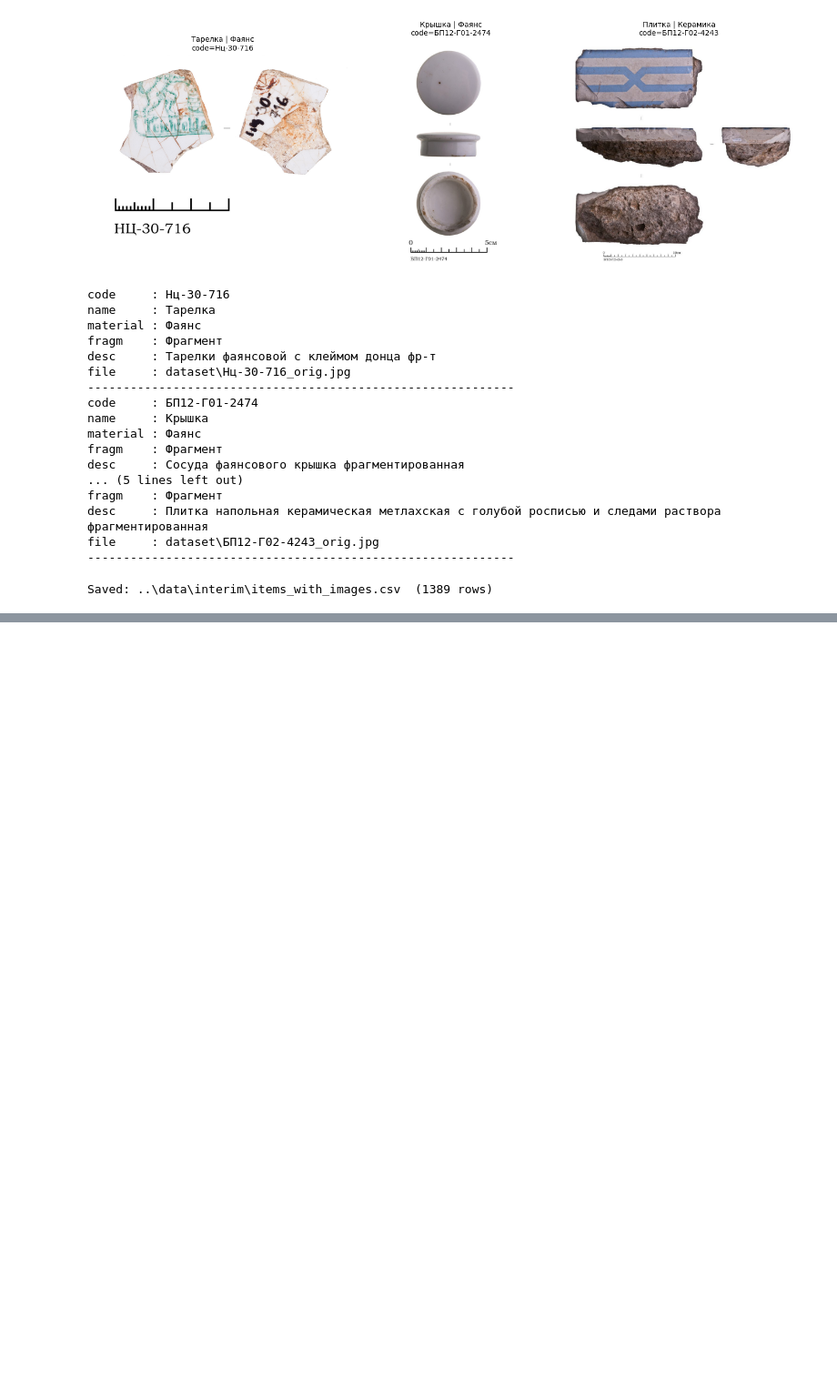
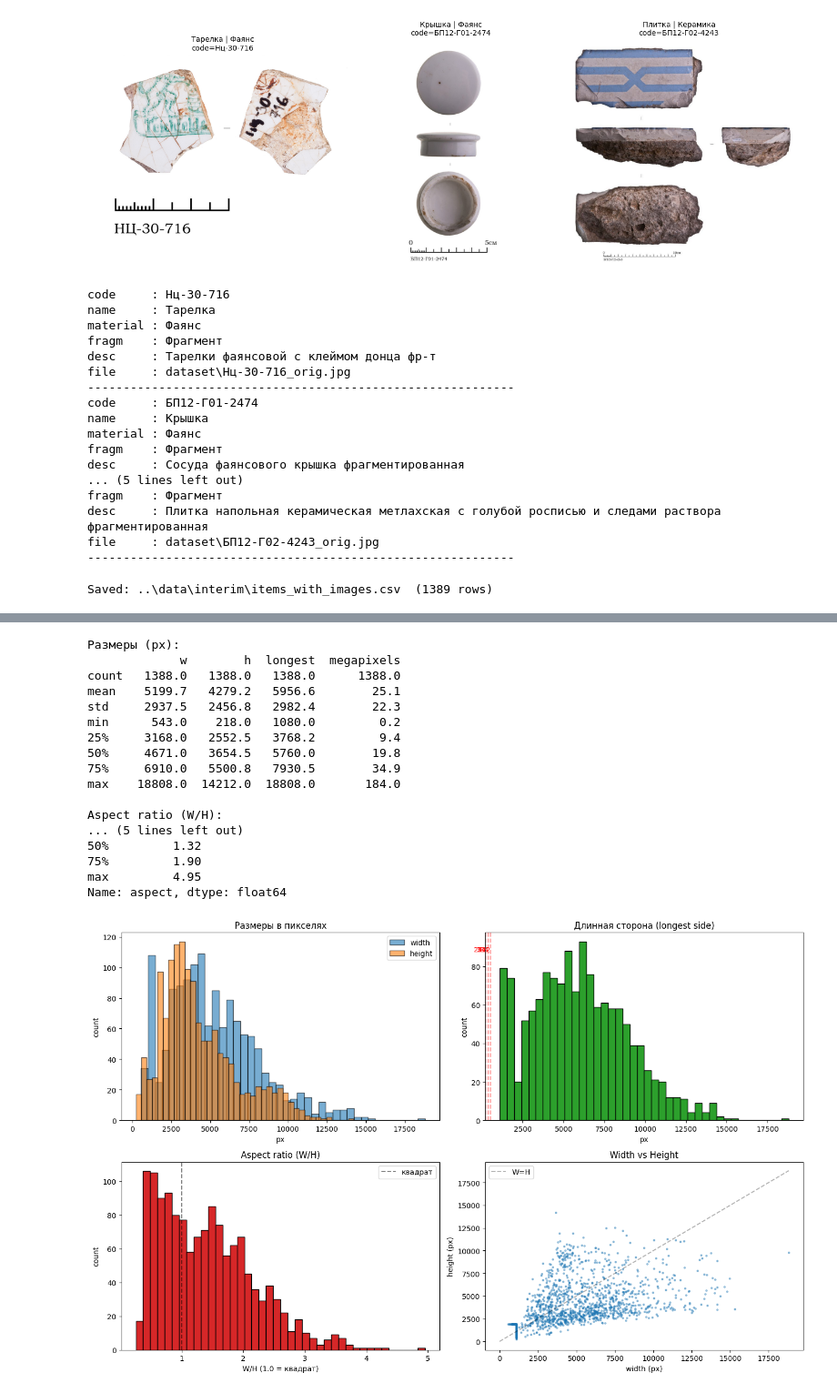
Before and after one commit to Niko07pro/creative_task, a Jupyter notebook: notebooks/01_eda.ipynb, the cells around one changed output, grey strips where cells are left out. Shown at 91% size. Saved outputs shown, nothing was run; the diff lists cells and outputs as text; code cells hidden in the pictures; blank space fills up the shorter version.

```diff
--- a/notebooks/01_eda.ipynb
+++ b/notebooks/01_eda.ipynb
@@ -153,0 +226,79 @@ Saved: ..\data\interim\items_with_images.csv  (1389 rows)
+# %%
+from tqdm.auto import tqdm
+import warnings
+
+Image.MAX_IMAGE_PIXELS = None
+warnings.simplefilter("ignore", Image.DecompressionBombWarning)
+
+sizes = []
+for img_path in tqdm(img_files, desc="reading sizes"):
+    with Image.open(img_path) as im:
+        w, h = im.size
+    sizes.append({"file": img_path.name, "w": w, "h": h})
+size_df = pd.DataFrame(sizes)
+size_df["aspect"]    = size_df["w"] / size_df["h"]
+size_df["longest"]   = size_df[["w", "h"]].max(axis=1)
+size_df["megapixels"] = size_df["w"] * size_df["h"] / 1e6
+
+print("Размеры (px):")
+print(size_df[["w", "h", "longest", "megapixels"]].describe().round(1))
+print(f"\nAspect ratio (W/H):")
+print(size_df["aspect"].describe().round(2))
+
+fig, axes = plt.subplots(2, 2, figsize=(14, 9))
+
+# 3.1 — distribution: ширина и высота
+axes[0,0].hist(size_df["w"], bins=40, alpha=0.6, label="width",  edgecolor="black")
+axes[0,0].hist(size_df["h"], bins=40, alpha=0.6, label="height", edgecolor="black")
+axes[0,0].set_title("Размеры в пикселях")
+axes[0,0].set_xlabel("px"); axes[0,0].set_ylabel("count")
+axes[0,0].legend()
+
+# 3.2 — distribution: longest side
+axes[0,1].hist(size_df["longest"], bins=40, edgecolor="black", color="C2")
+axes[0,1].set_title("Длинная сторона (longest side)")
+axes[0,1].set_xlabel("px"); axes[0,1].set_ylabel("count")
+for thresh, label in [(224, "224"), (384, "384"), (512, "512")]:
+    axes[0,1].axvline(thresh, color="red", linestyle="--", alpha=0.4)
+    axes[0,1].text(thresh, axes[0,1].get_ylim()[1]*0.9, label, color="red", fontsize=9, ha="right")
+
+# 3.3 — distribution: aspect ratio (log scale, чтобы видеть и "квадратные", и "тонкие")
+axes[1,0].hist(size_df["aspect"], bins=40, edgecolor="black", color="C3")
+axes[1,0].set_title("Aspect ratio (W/H)")
+axes[1,0].set_xlabel("W/H (1.0 = квадрат)")
+axes[1,0].set_ylabel("count")
+axes[1,0].axvline(1.0, color="black", linestyle="--", alpha=0.5, label="квадрат")
+axes[1,0].legend()
+
+# 3.4 — scatter: H vs W
+axes[1,1].scatter(size_df["w"], size_df["h"], s=5, alpha=0.4)
+axes[1,1].set_title("Width vs Height")
+axes[1,1].set_xlabel("width (px)"); axes[1,1].set_ylabel("height (px)")
+axes[1,1].plot([0, size_df["w"].max()], [0, size_df["w"].max()], "k--", alpha=0.3, label="W=H")
+axes[1,1].legend()
+
+plt.tight_layout()
+plt.savefig("../artifacts/figures/eda_image_sizes.png", dpi=120, bbox_inches="tight")
+plt.show()
+print("Saved: artifacts/figures/eda_image_sizes.png")
+size_df.to_csv("../data/interim/image_sizes.csv", index=False)
+print("Saved: data/interim/image_sizes.csv")
+# %% [output]
+Размеры (px):
+             w        h  longest  megapixels
+count   1388.0   1388.0   1388.0      1388.0
+mean    5199.7   4279.2   5956.6        25.1
+std     2937.5   2456.8   2982.4        22.3
+min      543.0    218.0   1080.0         0.2
+25%     3168.0   2552.5   3768.2         9.4
+50%     4671.0   3654.5   5760.0        19.8
+75%     6910.0   5500.8   7930.5        34.9
+max    18808.0  14212.0  18808.0       184.0
+
+Aspect ratio (W/H):
+... (5 lines left out)
+50%         1.32
+75%         1.90
+max         4.95
+Name: aspect, dtype: float64
+[figure, added]
```
Also changed, not shown: parts of 17 cells of this notebook, 8 other files.
